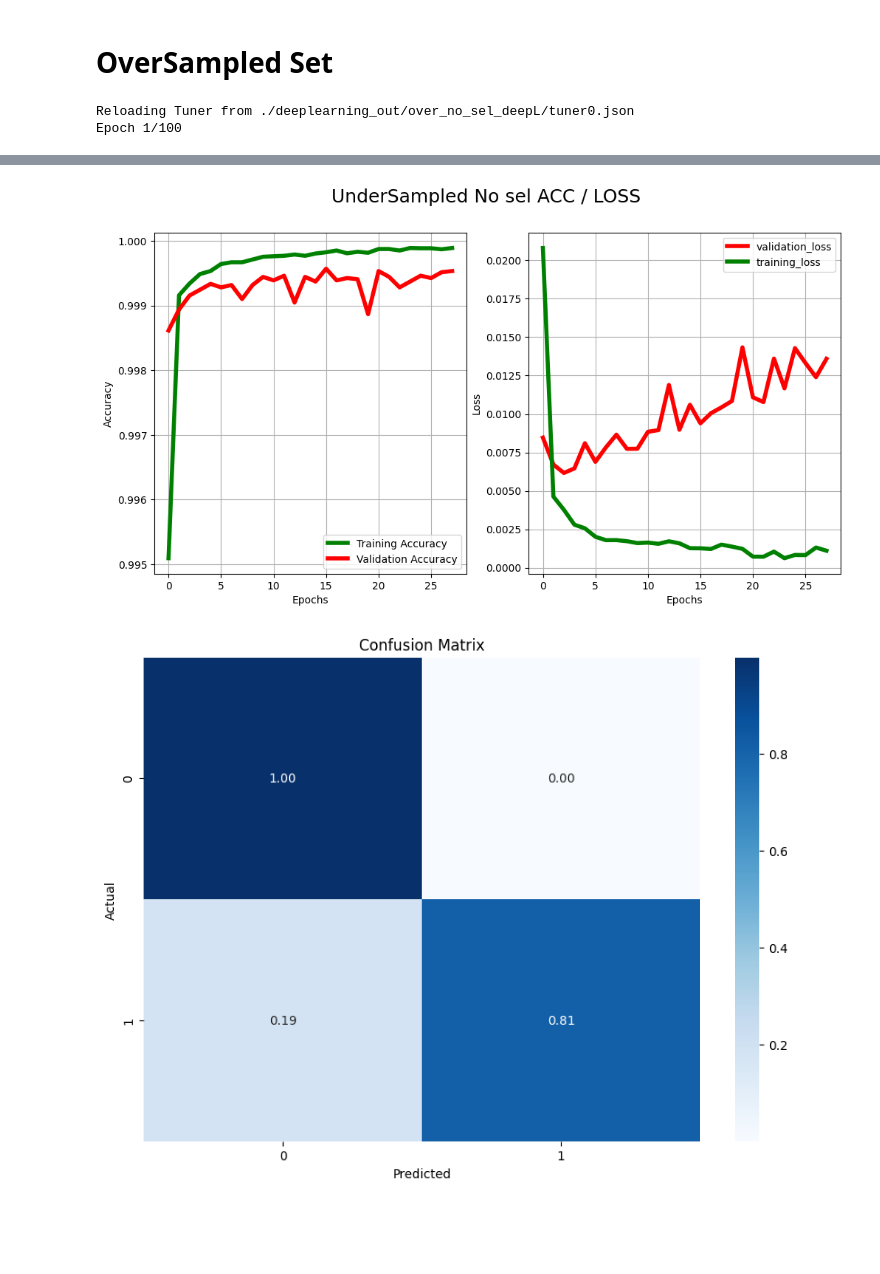
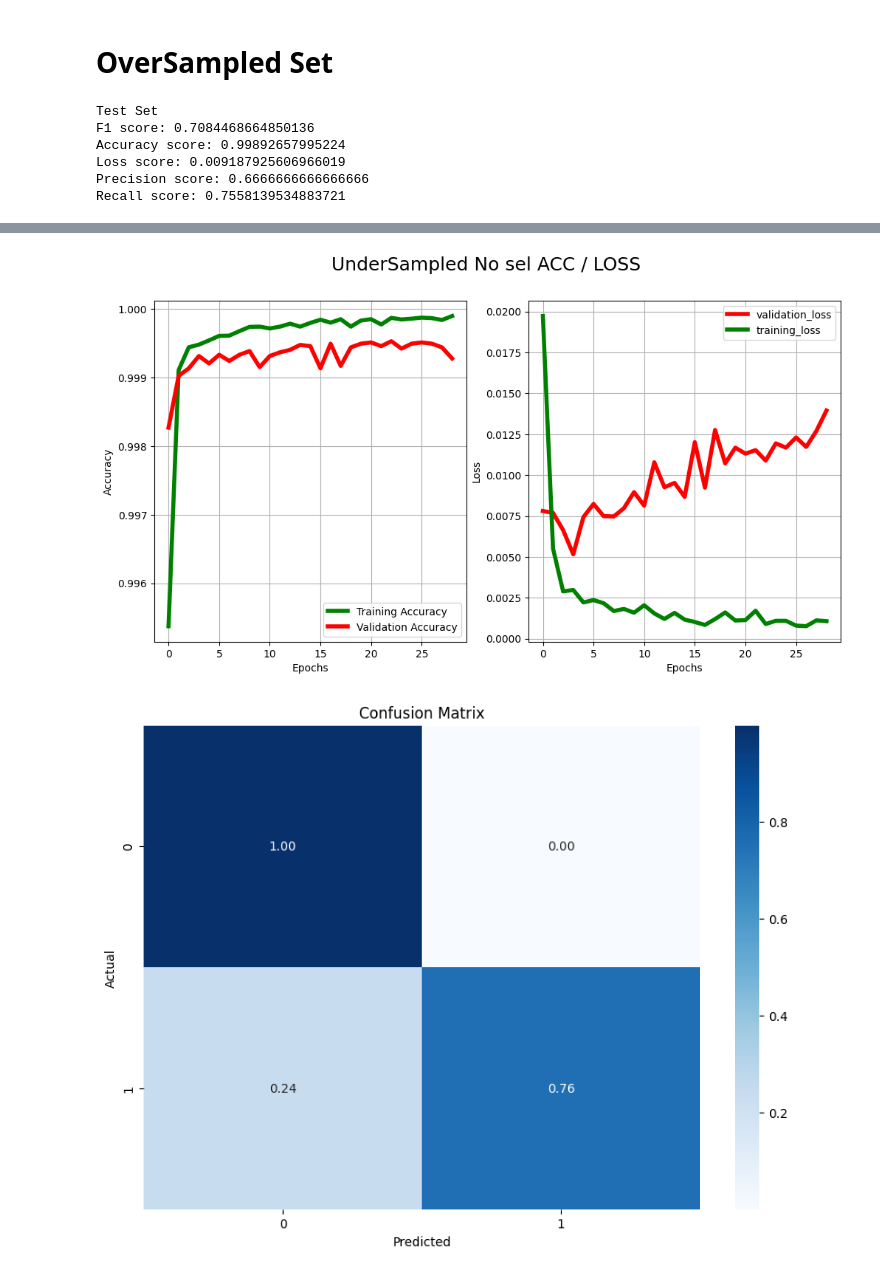
Before and after one commit to LeikRad/TAA_Projects, a Jupyter notebook: project_1/DeepLearning.ipynb, the cells around one changed output, grey strips where cells are left out. Cells and saved outputs as stored; diff of their text form; code cells hidden in the pictures; blank space fills up the shorter version.

```diff
--- a/project_1/DeepLearning.ipynb
+++ b/project_1/DeepLearning.ipynb
@@ -92,13 +89,31 @@ with open(f'{output_dir}/under_no_sel/best_model.json', 'w') as f:
     json.dump(best_model.values, f)
 
 # Evaluate model
+y_pred = model.predict(X_test) > 0.5
+y_pred = np.argmax(y_pred, axis=1)
+
 test_loss, test_acc = model.evaluate(X_test, y_test)
+test_f1 = f1_score(y_test, y_pred)
+test_precision = precision_score(y_test, y_pred)
+test_recall = recall_score(y_test, y_pred)
+test_accuracy = accuracy_score(y_test, y_pred)
+
 
 with open(f'{output_dir}/under_no_sel/test_results.json', 'w') as f:
     json.dump({'test_loss': test_loss, 'test_acc': test_acc}, f)
 
-y_pred = model.predict(X_test)
-y_pred = np.argmax(y_pred, axis=1)
+with open(f'{output_dir}/under_no_sel/test_scores.json', 'w') as f:
+    json.dump({'test_f1': test_f1, 'test_precision': test_precision, 'test_recall': test_recall, 'test_accuracy': test_accuracy}, f)
+
+clear_output()
+
+print("Test Set")
+print(f'F1 score: {test_f1}')
+print(f'Accuracy score: {test_acc}')
+print(f'Loss score: {test_loss}')
+print(f'Precision score: {test_precision}')
+print(f'Recall score: {test_recall}')
+
 
 # Plot of Training and Validation Accuracy/Loss
 
@@ -126,7 +141,6 @@ plt.show()
 
 # Confusion Matrix
 conf_matrix = confusion_matrix(y_test, y_pred)
-class_report = classification_report(y_test, y_pred)
 
 conf_matrix = conf_matrix / conf_matrix.sum(axis=1)[:, np.newaxis]
 
@@ -223,13 +204,29 @@ with open(f'{output_dir}/over_no_sel/best_model.json', 'w') as f:
     json.dump(best_model.values, f)
 
 # Evaluate model
+y_pred = model.predict(X_test) > 0.5
+y_pred = np.argmax(y_pred, axis=1)
+
 test_loss, test_acc = model.evaluate(X_test, y_test)
+test_f1 = f1_score(y_test, y_pred)
+test_precision = precision_score(y_test, y_pred)
+test_recall = recall_score(y_test, y_pred)
+test_accuracy = accuracy_score(y_test, y_pred)
 
 with open(f'{output_dir}/over_no_sel/test_results.json', 'w') as f:
     json.dump({'test_loss': test_loss, 'test_acc': test_acc}, f)
 
-y_pred = model.predict(X_test)
-y_pred = np.argmax(y_pred, axis=1)
+with open(f'{output_dir}/over_no_sel/test_scores.json', 'w') as f:
+    json.dump({'test_f1': test_f1, 'test_precision': test_precision, 'test_recall': test_recall, 'test_accuracy': test_accuracy}, f)
+
+clear_output()
+
+print("Test Set")
+print(f'F1 score: {test_f1}')
+print(f'Accuracy score: {test_acc}')
+print(f'Loss score: {test_loss}')
+print(f'Precision score: {test_precision}')
+print(f'Recall score: {test_recall}')
 
 # Plot of Training and Validation Accuracy/Loss
 
@@ -256,7 +253,6 @@ plt.suptitle("UnderSampled No sel ACC / LOSS",fontsize=18)
 plt.show()
 # Confusion matrix
 conf_matrix = confusion_matrix(y_test, y_pred)
-class_report = classification_report(y_test, y_pred)
 
 conf_matrix = conf_matrix / conf_matrix.sum(axis=1)[:, np.newaxis]
 
@@ -267,5 +263,9 @@ plt.ylabel('Actual')
 plt.xlabel('Predicted')
 plt.show()
 # %% [output]
-Reloading Tuner from ./deeplearning_out/over_no_sel_deepL/tuner0.json
-Epoch 1/100
+Test Set
+F1 score: 0.7084468664850136
+Accuracy score: 0.99892657995224
+Loss score: 0.009187925606966019
+Precision score: 0.6666666666666666
+Recall score: 0.7558139534883721
@@ -292,2 +272,2 @@ WARNING:absl:You are saving your model as an HDF5 file via `model.save()` or `ke
-[figure, old version]
+[figure, new version]
 [figure]
```
Also changed, not shown: parts of 3 cells of this notebook, 25 other files.
